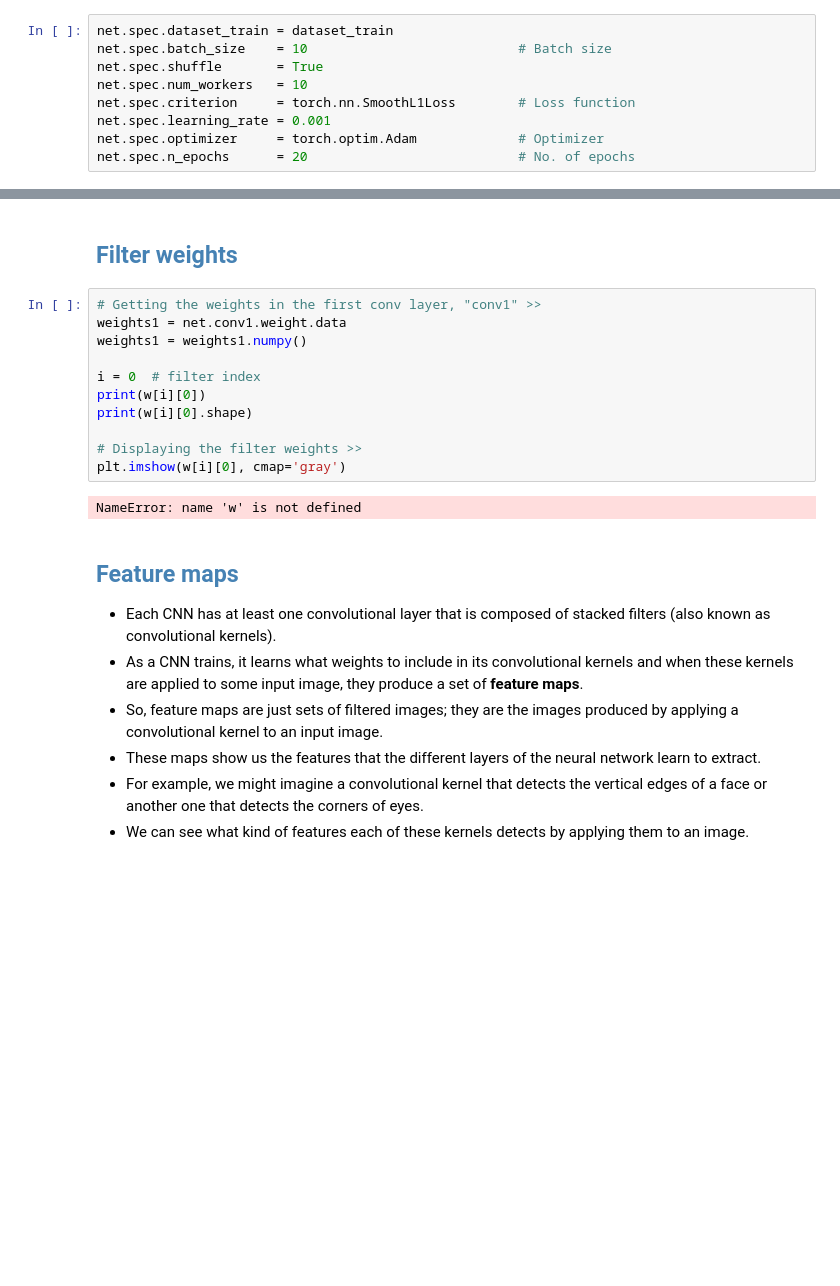
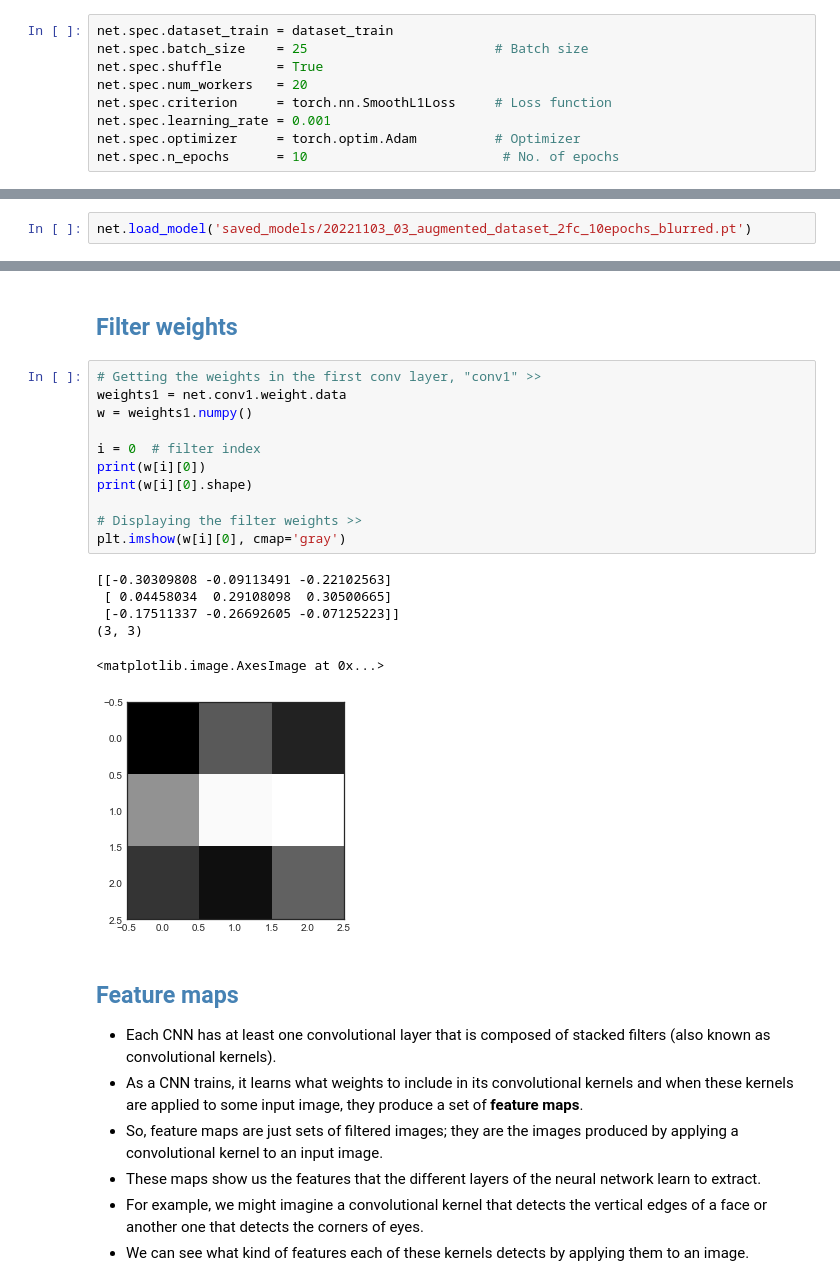
Before and after one commit to ShashankKumbhare/facial-keypoints-detecter, a Jupyter notebook: 2. Define the Network Architecture.ipynb, the cells around one changed output, grey strips where cells are left out. Saved outputs shown, nothing was run; the diff lists cells and outputs as text; blank space fills up the shorter version.

```diff
--- a/2. Define the Network Architecture.ipynb
+++ b/2. Define the Network Architecture.ipynb
@@ -213,13 +215,13 @@ Training a network to predict keypoints is different than training a network to
 All the parameters and hyperparameters can be set by attribute `spec` of the model instance.
 # %%
 net.spec.dataset_train = dataset_train
-net.spec.batch_size    = 10                           # Batch size
+net.spec.batch_size    = 25                        # Batch size
 net.spec.shuffle       = True
-net.spec.num_workers   = 10
-net.spec.criterion     = torch.nn.SmoothL1Loss        # Loss function
+net.spec.num_workers   = 20
+net.spec.criterion     = torch.nn.SmoothL1Loss     # Loss function
 net.spec.learning_rate = 0.001
-net.spec.optimizer     = torch.optim.Adam             # Optimizer
-net.spec.n_epochs      = 20                           # No. of epochs
+net.spec.optimizer     = torch.optim.Adam          # Optimizer
+net.spec.n_epochs      = 10                         # No. of epochs
 # %%
 # Calling `net.train_model` >>
 list_loss = net.train_model()
@@ -237,3 +251,5 @@ plt.plot( range(1,len(list_loss)+1), list_loss, "g-" )
 # <span style="color:crimson"> 5. Test dataset - output after training</span>
 
 Let's check how our model performs on previously unseen, test data.
+# %%
+net.load_model('saved_models/20221103_03_augmented_dataset_2fc_10epochs_blurred.pt')
@@ -286,16 +294,21 @@ Sometimes, neural networks are thought of as a black box, given some input, they
 # %%
 # Getting the weights in the first conv layer, "conv1" >>
 weights1 = net.conv1.weight.data
-weights1 = weights1.numpy()
+w = weights1.numpy()
 
 i = 0  # filter index
 print(w[i][0])
 print(w[i][0].shape)
 
 # Displaying the filter weights >>
 plt.imshow(w[i][0], cmap='gray')
 # %% [output]
-NameError: name 'w' is not defined
+[[-0.30309808 -0.09113491 -0.22102563]
+ [ 0.04458034  0.29108098  0.30500665]
+ [-0.17511337 -0.26692605 -0.07125223]]
+(3, 3)
+<matplotlib.image.AxesImage at 0x...>
+[figure, added]
 # %% [markdown]
 ## <span style="color:SteelBlue"> Feature maps </span>
 
```
Also changed, not shown: parts of 14 cells of this notebook, 21 other files.
